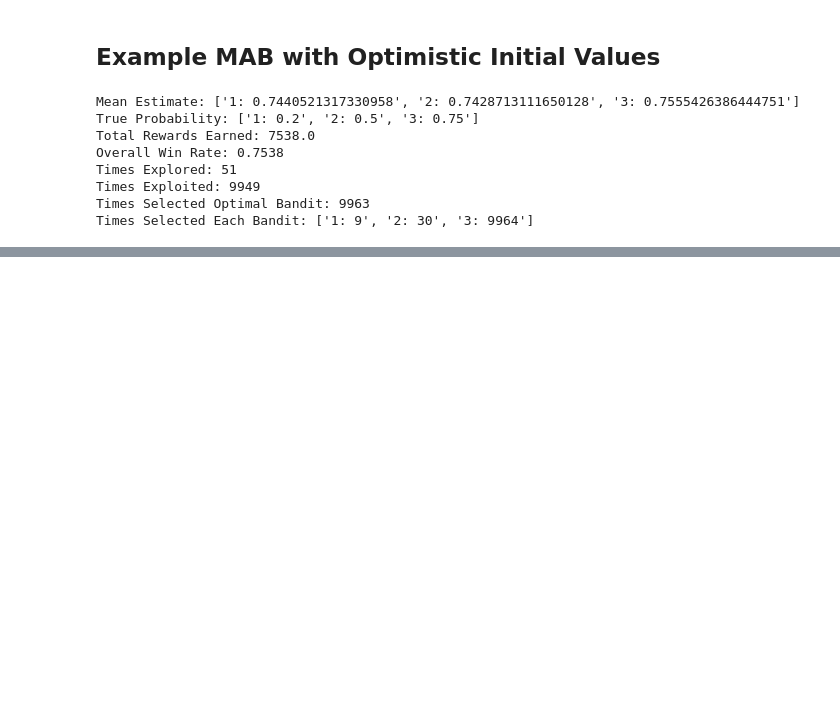
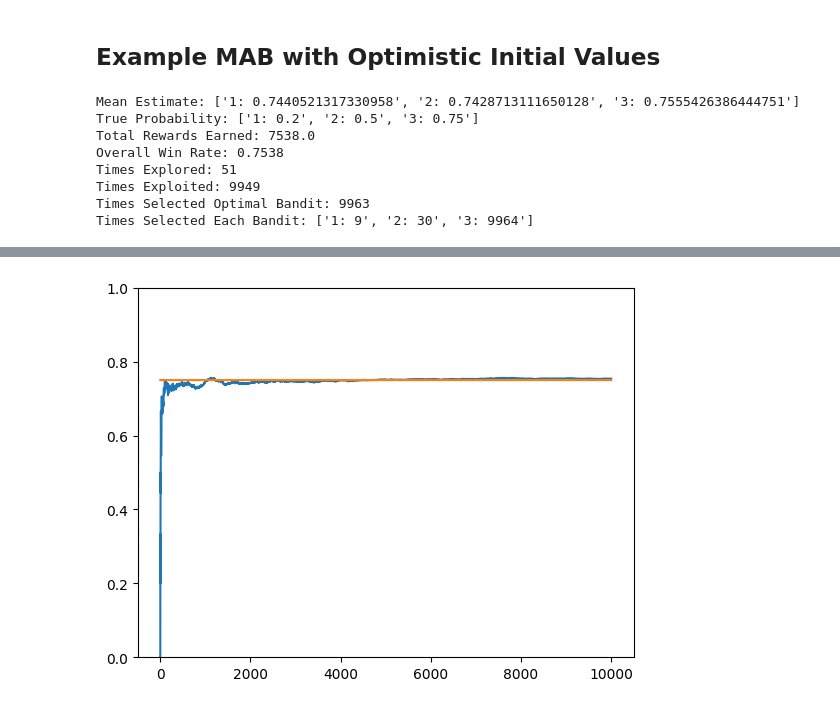
Before and after one commit to clrogers2/reinforcement-learning, a Jupyter notebook: notebooks/01_MultiArmBandit.ipynb, the cells around one changed output, grey strips where cells are left out. Saved outputs shown, nothing was run; the diff lists cells and outputs as text; code cells hidden in the pictures; blank space fills up the shorter version.

```diff
--- a/notebooks/01_MultiArmBandit.ipynb
+++ b/notebooks/01_MultiArmBandit.ipynb
@@ -141,0 +142,4 @@ mab_oiv.plot_results()
+# %%
+mab_oiv.plot_results(y_max=1)
+# %% [output]
+[figure, added]
```
Also changed, not shown: parts of 1 cell of this notebook, 1 other file.
